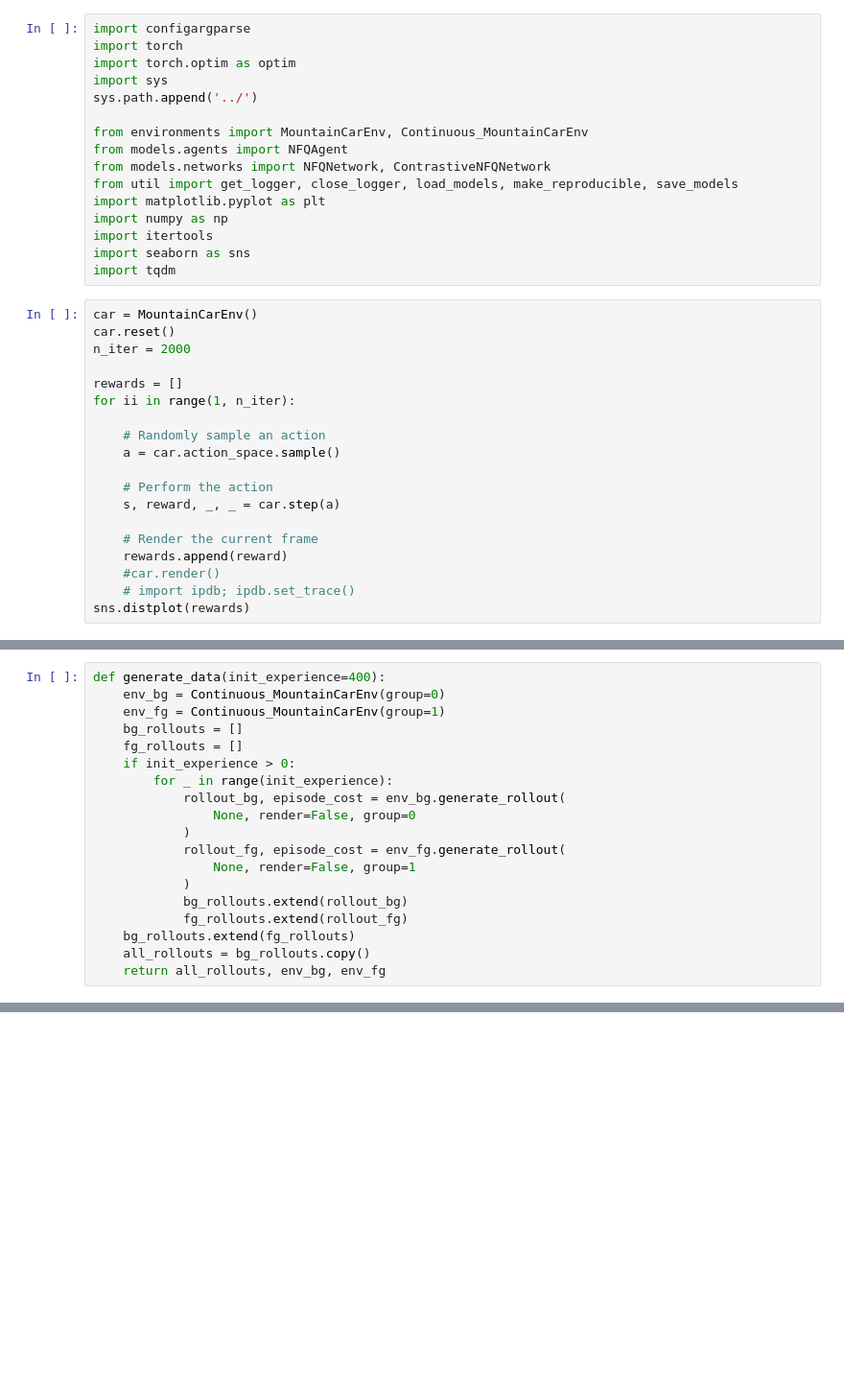
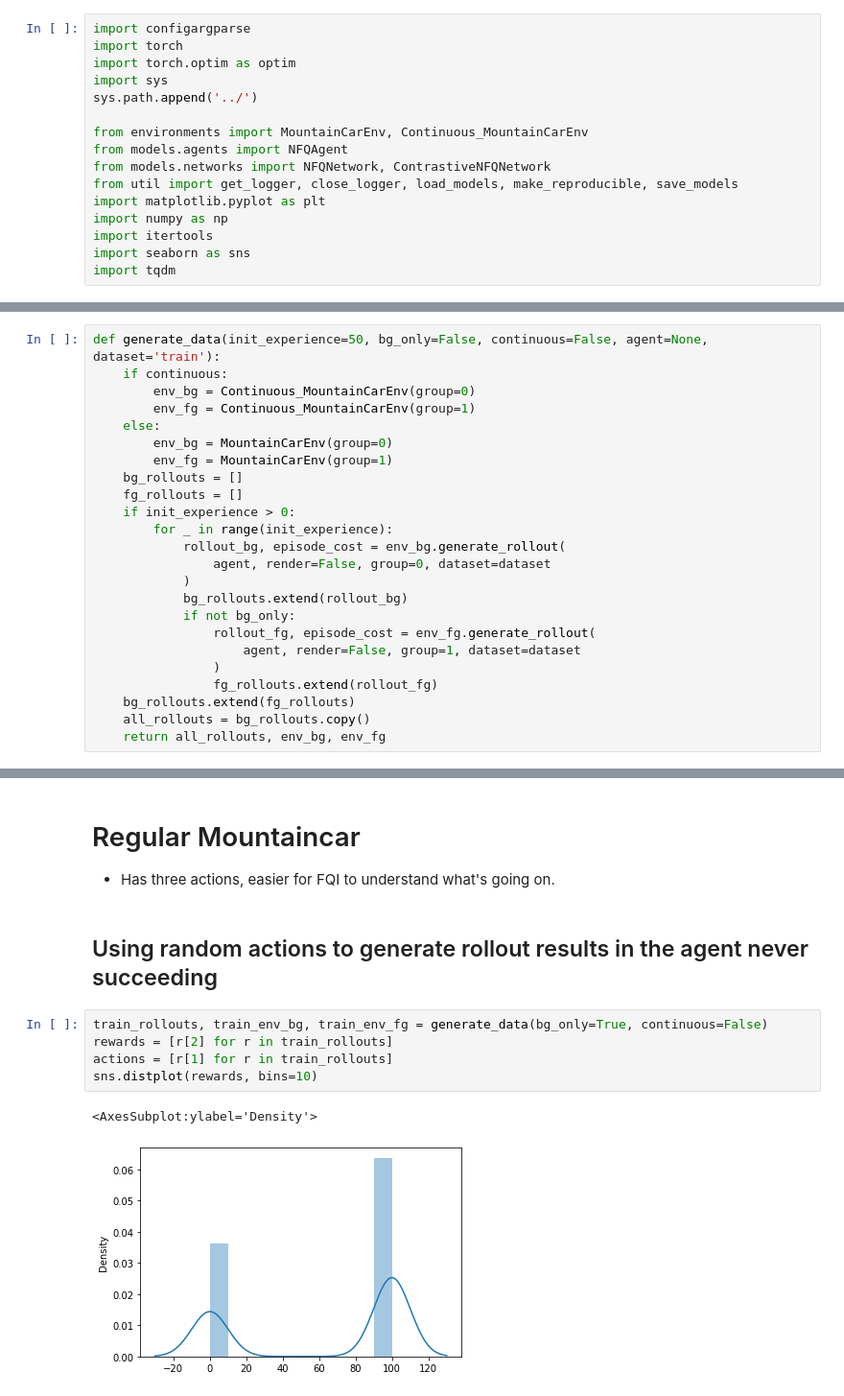
Before and after one commit to ArpiS/nested-policy-rl, a Jupyter notebook: simulated_fqi/mountaincar_arxiv.ipynb, the cells around one changed output, grey strips where cells are left out. Shown: that part at 96% size. Drawn from its saved outputs; the diff is of its cells as text; blank space fills up the shorter version.

```diff
--- a/simulated_fqi/mountaincar_arxiv.ipynb
+++ b/simulated_fqi/mountaincar_arxiv.ipynb
@@ -14,22 +14,3 @@ import numpy as np
 import itertools
 import seaborn as sns
 import tqdm
-# %%
-car = MountainCarEnv()
-car.reset()
-n_iter = 2000
-
-rewards = []
-for ii in range(1, n_iter):
-
-    # Randomly sample an action
-    a = car.action_space.sample()
-
-    # Perform the action
-    s, reward, _, _ = car.step(a)
-
-    # Render the current frame
-    rewards.append(reward)
-    #car.render()
-    # import ipdb; ipdb.set_trace()
-sns.distplot(rewards)
@@ -78,19 +17,24 @@ sns.distplot(rewards)
 # %%
-def generate_data(init_experience=400):
-    env_bg = Continuous_MountainCarEnv(group=0)
-    env_fg = Continuous_MountainCarEnv(group=1)
+def generate_data(init_experience=50, bg_only=False, continuous=False, agent=None, dataset='train'):
+    if continuous:
+        env_bg = Continuous_MountainCarEnv(group=0)
+        env_fg = Continuous_MountainCarEnv(group=1)
+    else:
+        env_bg = MountainCarEnv(group=0)
+        env_fg = MountainCarEnv(group=1)
     bg_rollouts = []
     fg_rollouts = []
     if init_experience > 0:
         for _ in range(init_experience):
             rollout_bg, episode_cost = env_bg.generate_rollout(
-                None, render=False, group=0
-            )
-            rollout_fg, episode_cost = env_fg.generate_rollout(
-                None, render=False, group=1
+                agent, render=False, group=0, dataset=dataset
             )
             bg_rollouts.extend(rollout_bg)
-            fg_rollouts.extend(rollout_fg)
+            if not bg_only:
+                rollout_fg, episode_cost = env_fg.generate_rollout(
+                    agent, render=False, group=1, dataset=dataset
+                )
+                fg_rollouts.extend(rollout_fg)
     bg_rollouts.extend(fg_rollouts)
     all_rollouts = bg_rollouts.copy()
     return all_rollouts, env_bg, env_fg
@@ -96,0 +169,13 @@ def generate_data(init_experience=400):
+# %% [markdown]
+# Regular Mountaincar
+* Has three actions, easier for FQI to understand what's going on.
+# %% [markdown]
+## Using random actions to generate rollout results in the agent never succeeding
+# %%
+train_rollouts, train_env_bg, train_env_fg = generate_data(bg_only=True, continuous=False)
+rewards = [r[2] for r in train_rollouts]
+actions = [r[1] for r in train_rollouts]
+sns.distplot(rewards, bins=10)
+# %% [output]
+<AxesSubplot:ylabel='Density'>
+[figure, added]
```
Also changed, not shown: parts of 10 cells of this notebook, 1 other file.
